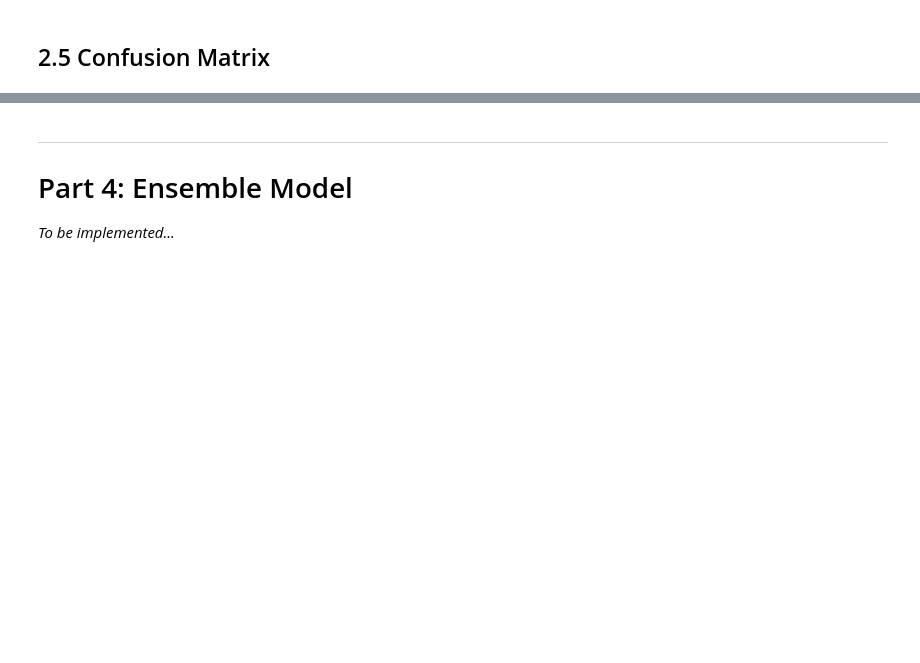
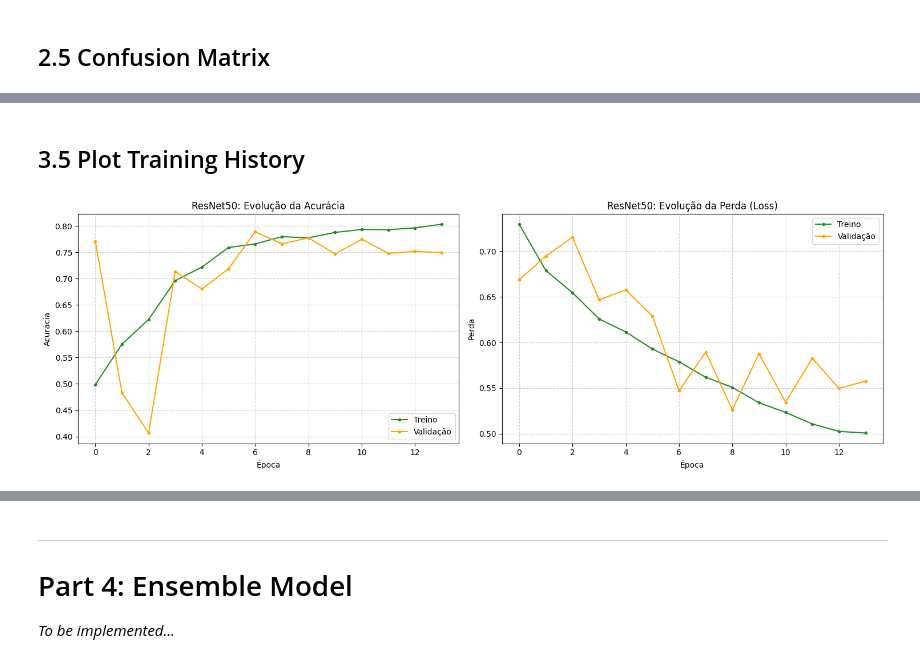
Before and after one commit to beatrizfariasss/FAA_Project2, a Jupyter notebook: code/models.ipynb, the cells around one changed output, grey strips where cells are left out. Drawn from its saved outputs; the diff is of its cells as text; code cells hidden in the pictures; blank space fills up the shorter version.

```diff
--- a/code/models.ipynb
+++ b/code/models.ipynb
@@ -1328,0 +1372,3 @@ weighted avg       0.84      0.84      0.84       624
+# %%
+RESNET_RESULTS_DIR = Path('../results/models/resnet50')
+RESNET_RESULTS_DIR.mkdir(parents=True, exist_ok=True)
@@ -1328,0 +1388,16 @@ weighted avg       0.84      0.84      0.84       624
+# %%
+model_resnet = Sequential([
+    resnet_base,
+    tf.keras.layers.GlobalAveragePooling2D(),
+    tf.keras.layers.Dense(256, activation='relu'),
+    tf.keras.layers.Dropout(0.5),
+    tf.keras.layers.Dense(1, activation='sigmoid')
+], name="ResNet50_Transfer_Learning")
+# %%
+model_resnet.compile(
+    optimizer=Adam(learning_rate=1e-4),
+    loss='binary_crossentropy',
+    metrics=['accuracy', Precision(name='precision'), Recall(name='recall'), tf.keras.metrics.AUC(name='auc')]
+)
+
+model_resnet.summary()
@@ -1328,0 +1471,34 @@ weighted avg       0.84      0.84      0.84       624
+# %% [markdown]
+## 3.5 Plot Training History
+# %%
+def plot_resnet50_history(history):
+    # Criar uma figura com dois subgráficos (lado a lado)
+    fig, ax = plt.subplots(1, 2, figsize=(15, 5))
+
+    # 1. Gráfico de Acurácia
+    ax[0].plot(history.history['accuracy'], label='Treino', color='forestgreen', marker='o', markersize=3)
+    ax[0].plot(history.history['val_accuracy'], label='Validação', color='orange', marker='o', markersize=3)
+    ax[0].set_title('ResNet50: Evolução da Acurácia')
+    ax[0].set_xlabel('Época')
+    ax[0].set_ylabel('Acurácia')
+    ax[0].legend()
+    ax[0].grid(True, linestyle='--', alpha=0.6)
+
+    # 2. Gráfico de Perda (Loss)
+    ax[1].plot(history.history['loss'], label='Treino', color='forestgreen', marker='o', markersize=3)
+    ax[1].plot(history.history['val_loss'], label='Validação', color='orange', marker='o', markersize=3)
+    ax[1].set_title('ResNet50: Evolução da Perda (Loss)')
+    ax[1].set_xlabel('Época')
+    ax[1].set_ylabel('Perda')
+    ax[1].legend()
+    ax[1].grid(True, linestyle='--', alpha=0.6)
+
+    plt.tight_layout()
+    # Guardar o gráfico na pasta de resultados da ResNet
+    plt.savefig(RESNET_RESULTS_DIR / 'resnet50_learning_curves.png')
+    plt.show()
+
+# Chamar a função com o histórico do treino da ResNet
+plot_resnet50_history(resnet_history)
+# %% [output]
+[figure, added]
```
Also changed, not shown: parts of 30 cells of this notebook.
